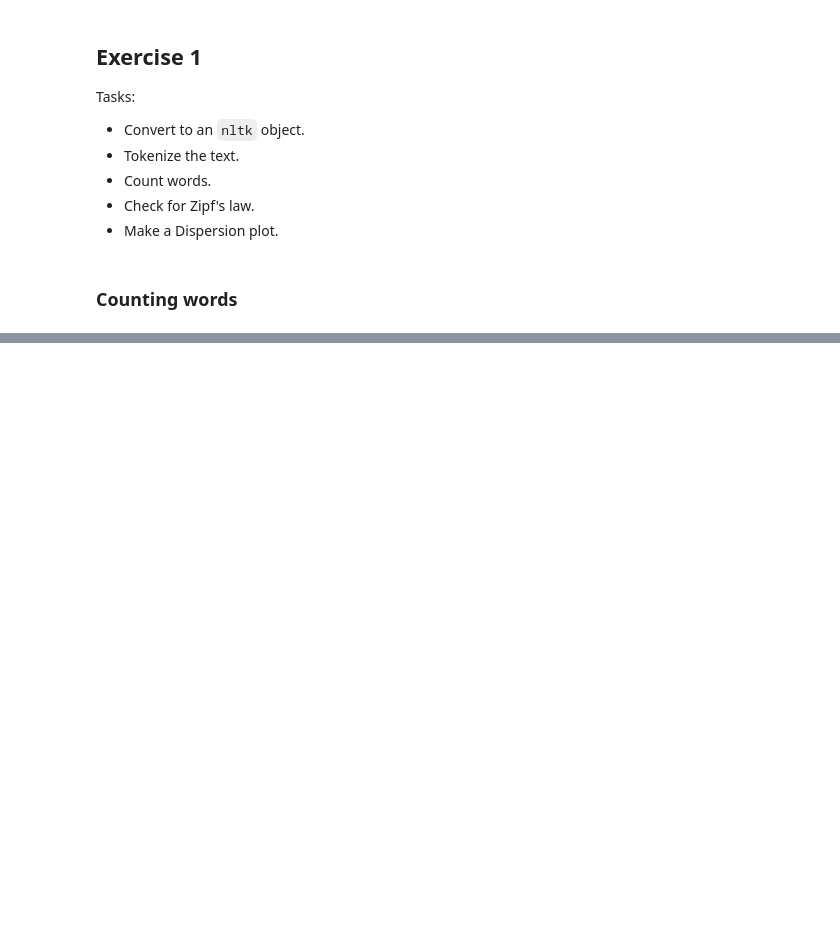
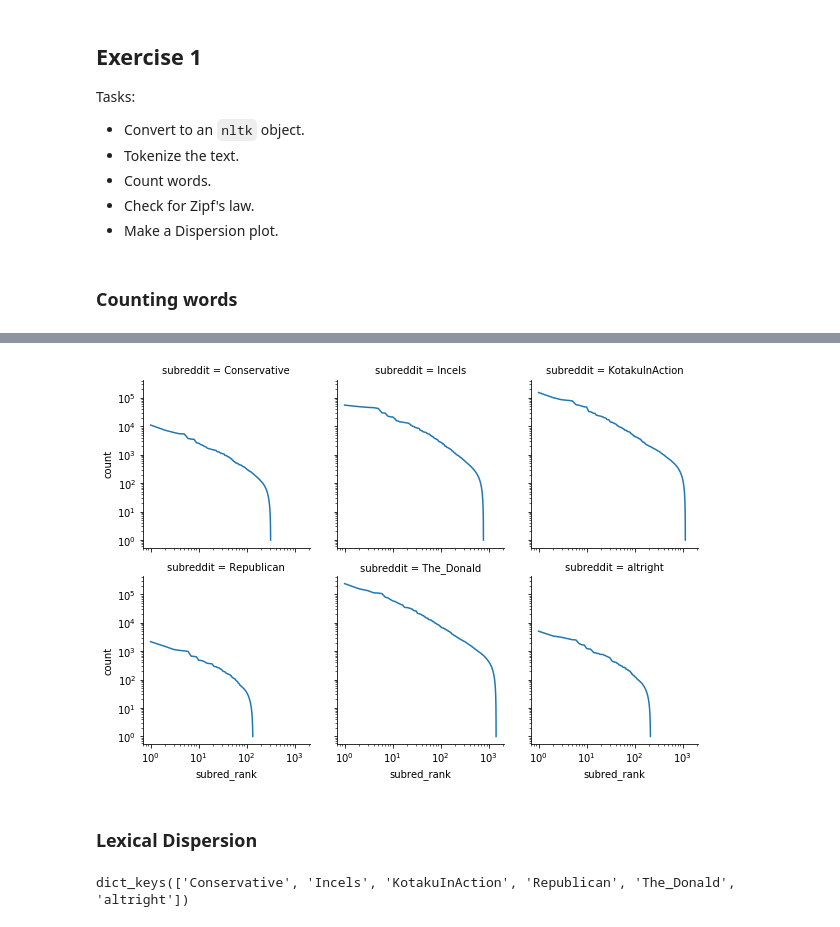
Before and after one commit to adarshmathew/Content-Analysis-2020, a Jupyter notebook: week-4/4-Counting-Words-Phrases_adarshm.ipynb, the cells around one changed output, grey strips where cells are left out. Drawn from its saved outputs; the diff is of its cells as text; code cells hidden in the pictures; blank space fills up the shorter version.

```diff
--- a/week-4/4-Counting-Words-Phrases_adarshm.ipynb
+++ b/week-4/4-Counting-Words-Phrases_adarshm.ipynb
@@ -100,0 +156,18 @@ reddit_submissions_min.head()
+# %%
+#ax.set(xscale="log", yscale="log")
+g_zipf_log = sns.FacetGrid(submissions_subred_wcount, col="subreddit", col_wrap = 3)
+g_zipf_log = g_zipf_log.map(plt.plot, "subred_rank","count")
+g_zipf_log = g_zipf_log.set(xscale="log", yscale="log")
+# %% [output]
+[figure, added]
+# %% [markdown]
+### Lexical Dispersion
+# %%
+nltk_dict = {}
+for i in range(len(reddit_submissions_subred)):
+    keyword = reddit_submissions_subred.index[i]
+    nltk_dict[keyword] = reddit_submissions_subred[keyword]
+
+nltk_dict.keys()
+# %% [output]
+dict_keys(['Conservative', 'Incels', 'KotakuInAction', 'Republican', 'The_Donald', 'altright'])
```
Also changed, not shown: parts of 19 cells of this notebook.
